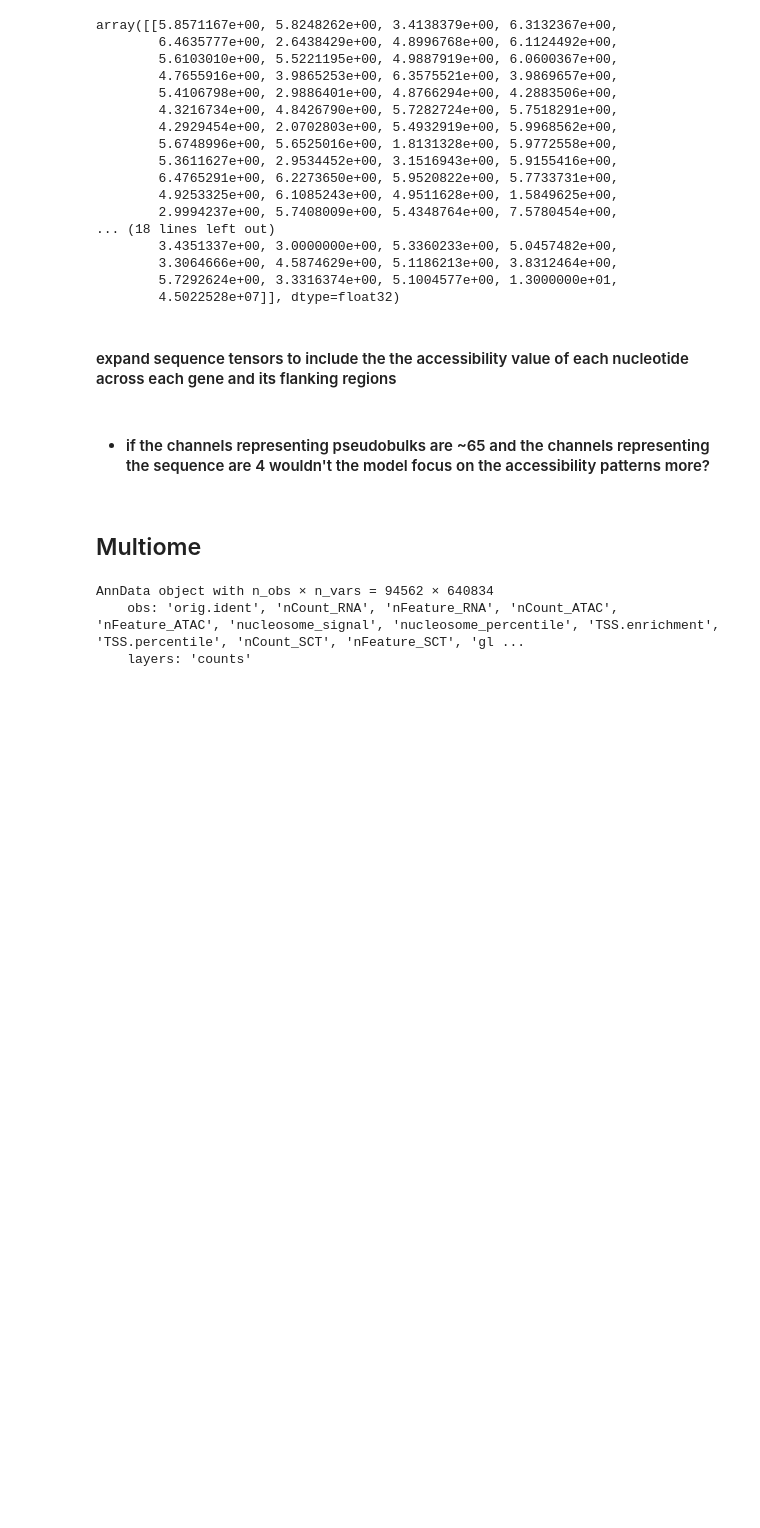
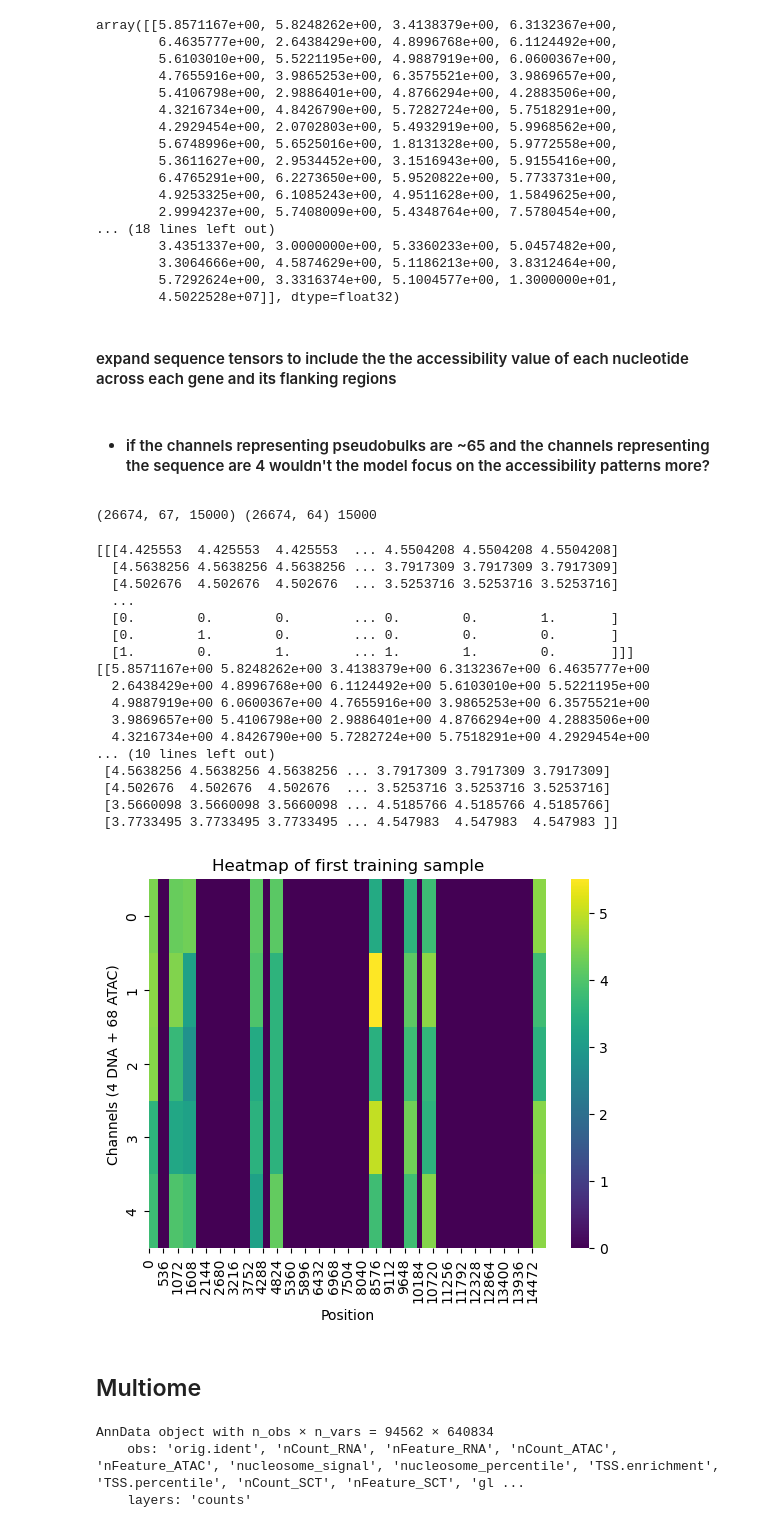
Before and after one commit to mourouzidou/zebrafish_development, a Jupyter notebook: notebooks/create_train_data.ipynb, the cells around one changed output. Saved outputs shown, nothing was run; the diff lists cells and outputs as text; code cells hidden in the pictures; blank space fills up the shorter version.

```diff
--- a/notebooks/create_train_data.ipynb
+++ b/notebooks/create_train_data.ipynb
@@ -670,28 +676,57 @@ array([[5.8571167e+00, 5.8248262e+00, 3.4138379e+00, 6.3132367e+00,
 # %%
 from zebra_dev.utils.training import build_seq_atac_tensors
 
-# 1) RNA with sequence windows
-rna_df = rna_with_seq_10000_5000.copy()
 
-# 2) ATAC matrix with peaks and 68 pseudobulk columns
+# ATAC matrix with peaks and 68 pseudobulk columns
 atac_df = emb_atac_l1q1.to_pandas()
 
-atac_cols = atac_df.columns[5:].tolist()
-expr_cols = [...]
-
-# 3) Build tensors
+# Build tensors
 X, Y, meta = build_seq_atac_tensors(
-    rna_df=rna_df,
+    rna_df=rna_with_seq_10000_5000,
     atac_df=atac_df,
-    atac_cols=atac_cols,
+    atac_cols= atac_df.columns[5:].tolist(),
     expr_cols=None,                  # let it detect numeric expression columns
-    symmetric_bp=1000,               # use the same window you generated
+    symmetric_bp=1000,               # use the same window we generated
     channel_first=True,              # -> (N, 68+4, L)
-    agg="max",                       # or "sum" if you prefer to accumulate
+    agg="max",                       # or "sum"  to accumulate
 )
 
 print(X.shape, Y.shape, meta["seq_len"])
 # e.g. (N, 72, L) and (N, 68)
+# %% [output]
+(26674, 67, 15000) (26674, 64) 15000
+# %%
+print(X[:1])
+print(Y[:1])
+print(meta)
+
+# print a matrix with the first sample of X and the first 5 rows of it
+print(X[0, :5, :])
+# plot this in a heatmap and add a legend table with the positions
+sns.heatmap(X[0, :5, :], cmap='viridis')
+plt.xlabel('Position')
+plt.ylabel('Channels (4 DNA + 68 ATAC)')
+plt.title('Heatmap of first training sample')
+plt.show()
+# %% [output]
+[[[4.425553  4.425553  4.425553  ... 4.5504208 4.5504208 4.5504208]
+  [4.5638256 4.5638256 4.5638256 ... 3.7917309 3.7917309 3.7917309]
+  [4.502676  4.502676  4.502676  ... 3.5253716 3.5253716 3.5253716]
+  ...
+  [0.        0.        0.        ... 0.        0.        1.       ]
+  [0.        1.        0.        ... 0.        0.        0.       ]
+  [1.        0.        1.        ... 1.        1.        0.       ]]]
+[[5.8571167e+00 5.8248262e+00 3.4138379e+00 6.3132367e+00 6.4635777e+00
+  2.6438429e+00 4.8996768e+00 6.1124492e+00 5.6103010e+00 5.5221195e+00
+  4.9887919e+00 6.0600367e+00 4.7655916e+00 3.9865253e+00 6.3575521e+00
+  3.9869657e+00 5.4106798e+00 2.9886401e+00 4.8766294e+00 4.2883506e+00
+  4.3216734e+00 4.8426790e+00 5.7282724e+00 5.7518291e+00 4.2929454e+00
+... (10 lines left out)
+ [4.5638256 4.5638256 4.5638256 ... 3.7917309 3.7917309 3.7917309]
+ [4.502676  4.502676  4.502676  ... 3.5253716 3.5253716 3.5253716]
+ [3.5660098 3.5660098 3.5660098 ... 4.5185766 4.5185766 4.5185766]
+ [3.7733495 3.7733495 3.7733495 ... 4.547983  4.547983  4.547983 ]]
+[figure, added]
 # %% [markdown]
 ## Multiome
 # %%
```
Also changed, not shown: parts of 3 cells of this notebook.
